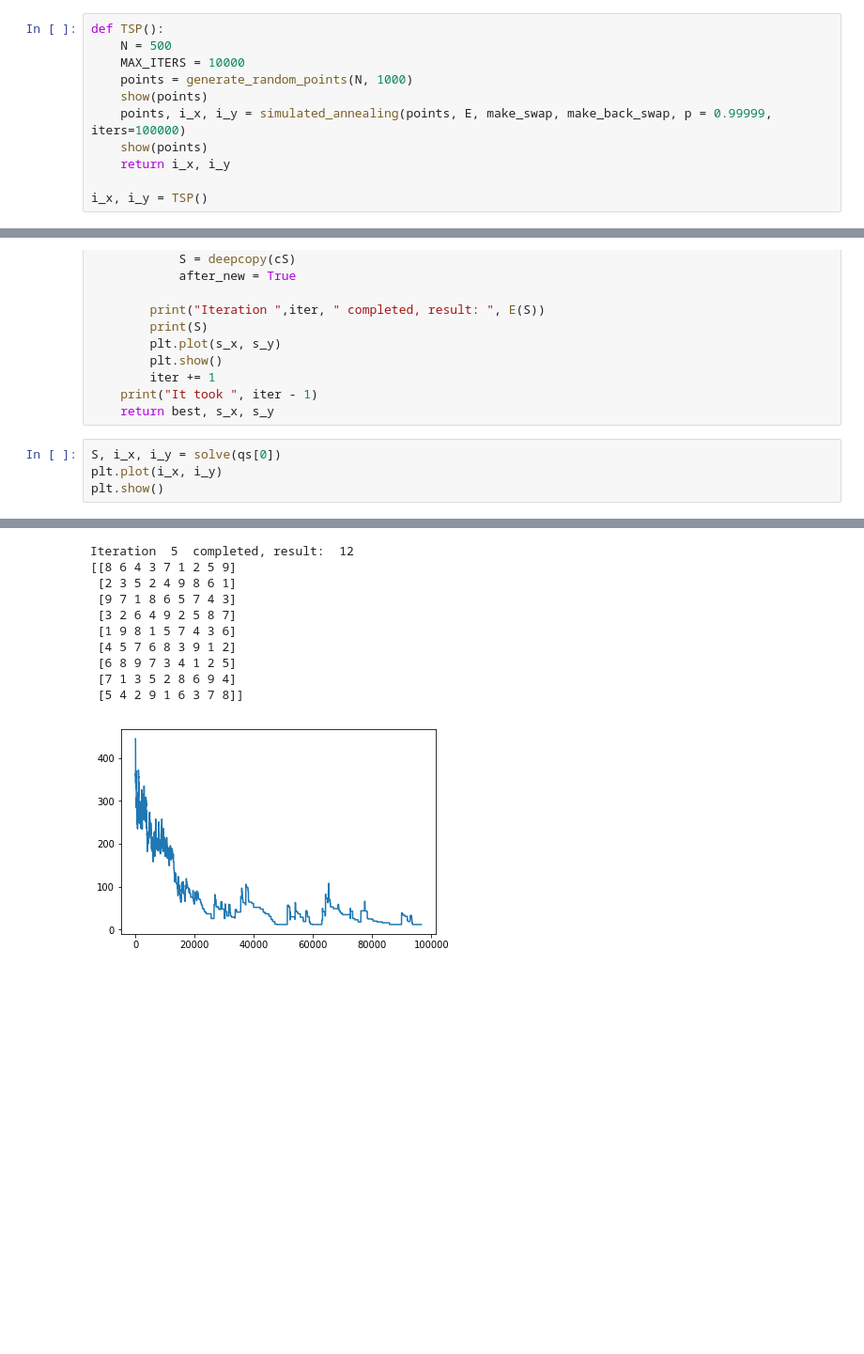
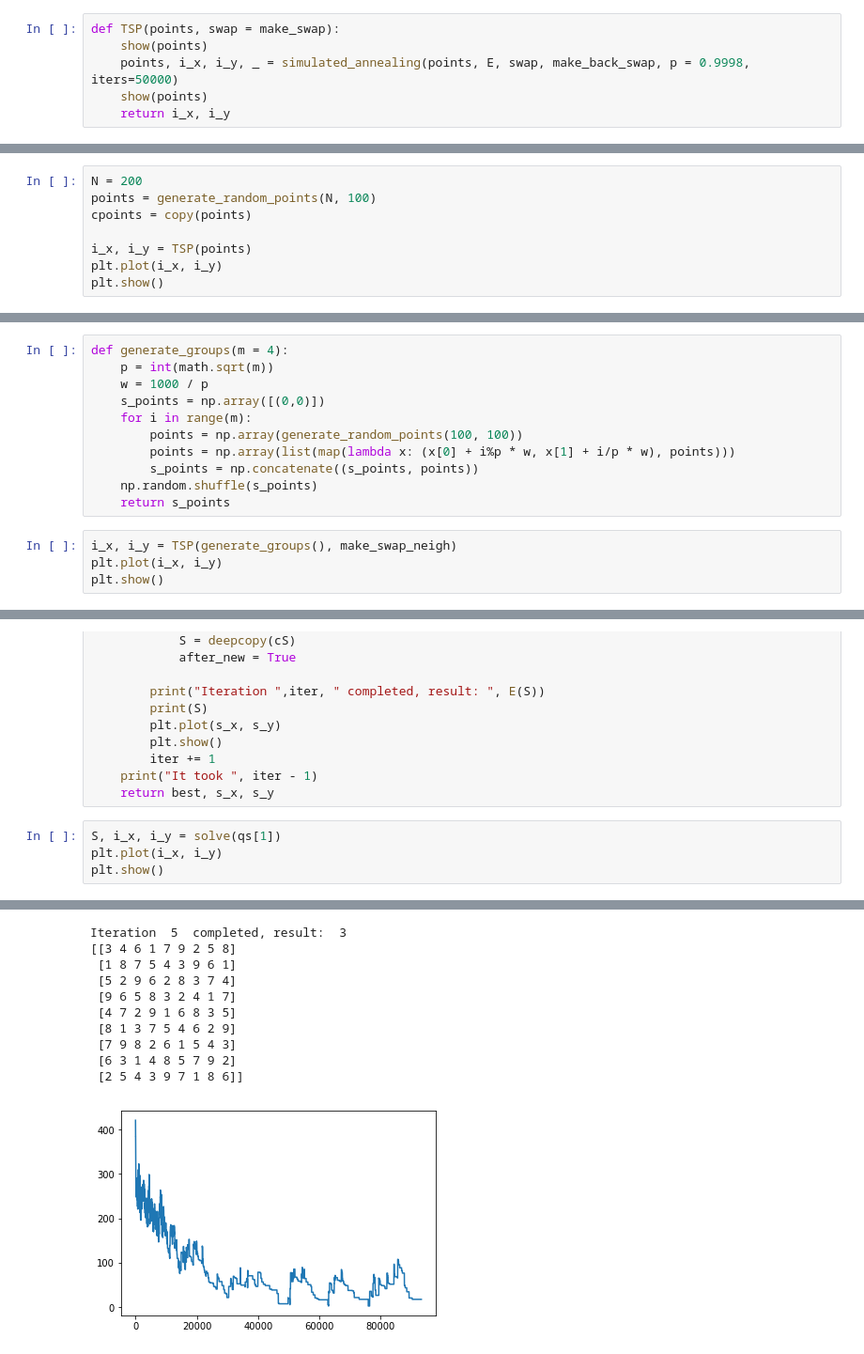
Before and after one commit to arkadiuss/computational-methods, a Jupyter notebook: lab4.ipynb, the cells around one changed output, grey strips where cells are left out. Shown at 94% size. Cells and saved outputs as stored; diff of their text form; blank space fills up the shorter version.

```diff
--- a/lab4.ipynb
+++ b/lab4.ipynb
@@ -94,13 +109,8 @@ def make_swap_neigh(points):
 def make_back_swap(points, i, j):
     points[i], points[j] = points[j], points[i]
 # %%
-def TSP():
-    N = 500
-    MAX_ITERS = 10000
-    points = generate_random_points(N, 1000)
+def TSP(points, swap = make_swap):
     show(points)
-    points, i_x, i_y = simulated_annealing(points, E, make_swap, make_back_swap, p = 0.99999, iters=100000)
+    points, i_x, i_y, _ = simulated_annealing(points, E, swap, make_back_swap, p = 0.9998, iters=50000)
     show(points)
     return i_x, i_y
-
-i_x, i_y = TSP()
@@ -106,0 +119,8 @@ i_x, i_y = TSP()
+# %%
+N = 200
+points = generate_random_points(N, 100)
+cpoints = copy(points)
+
+i_x, i_y = TSP(points)
+plt.plot(i_x, i_y)
+plt.show()
@@ -109,0 +144,15 @@ plt.show()
+# %%
+def generate_groups(m = 4):
+    p = int(math.sqrt(m))
+    w = 1000 / p
+    s_points = np.array([(0,0)])
+    for i in range(m):
+        points = np.array(generate_random_points(100, 100))
+        points = np.array(list(map(lambda x: (x[0] + i%p * w, x[1] + i/p * w), points)))
+        s_points = np.concatenate((s_points, points))
+    np.random.shuffle(s_points)
+    return s_points
+# %%
+i_x, i_y = TSP(generate_groups(), make_swap_neigh)
+plt.plot(i_x, i_y)
+plt.show()
@@ -301,7 +366,7 @@ def solve(q):
     print("It took ", iter - 1)
     return best, s_x, s_y
 # %%
-S, i_x, i_y = solve(qs[0])
+S, i_x, i_y = solve(qs[1])
 plt.plot(i_x, i_y)
 plt.show()
 # %% [output]
@@ -352,11 +417,11 @@ Iteration  4  completed, result:  12
-Iteration  5  completed, result:  12
-[[8 6 4 3 7 1 2 5 9]
- [2 3 5 2 4 9 8 6 1]
- [9 7 1 8 6 5 7 4 3]
- [3 2 6 4 9 2 5 8 7]
- [1 9 8 1 5 7 4 3 6]
- [4 5 7 6 8 3 9 1 2]
- [6 8 9 7 3 4 1 2 5]
- [7 1 3 5 2 8 6 9 4]
- [5 4 2 9 1 6 3 7 8]]
+Iteration  5  completed, result:  3
+[[3 4 6 1 7 9 2 5 8]
+ [1 8 7 5 4 3 9 6 1]
+ [5 2 9 6 2 8 3 7 4]
+ [9 6 5 8 3 2 4 1 7]
+ [4 7 2 9 1 6 8 3 5]
+ [8 1 3 7 5 4 6 2 9]
+ [7 9 8 2 6 1 5 4 3]
+ [6 3 1 4 8 5 7 9 2]
+ [2 5 4 3 9 7 1 8 6]]
-[figure, old version]
+[figure, new version]
```
Also changed, not shown: parts of 21 cells of this notebook.
